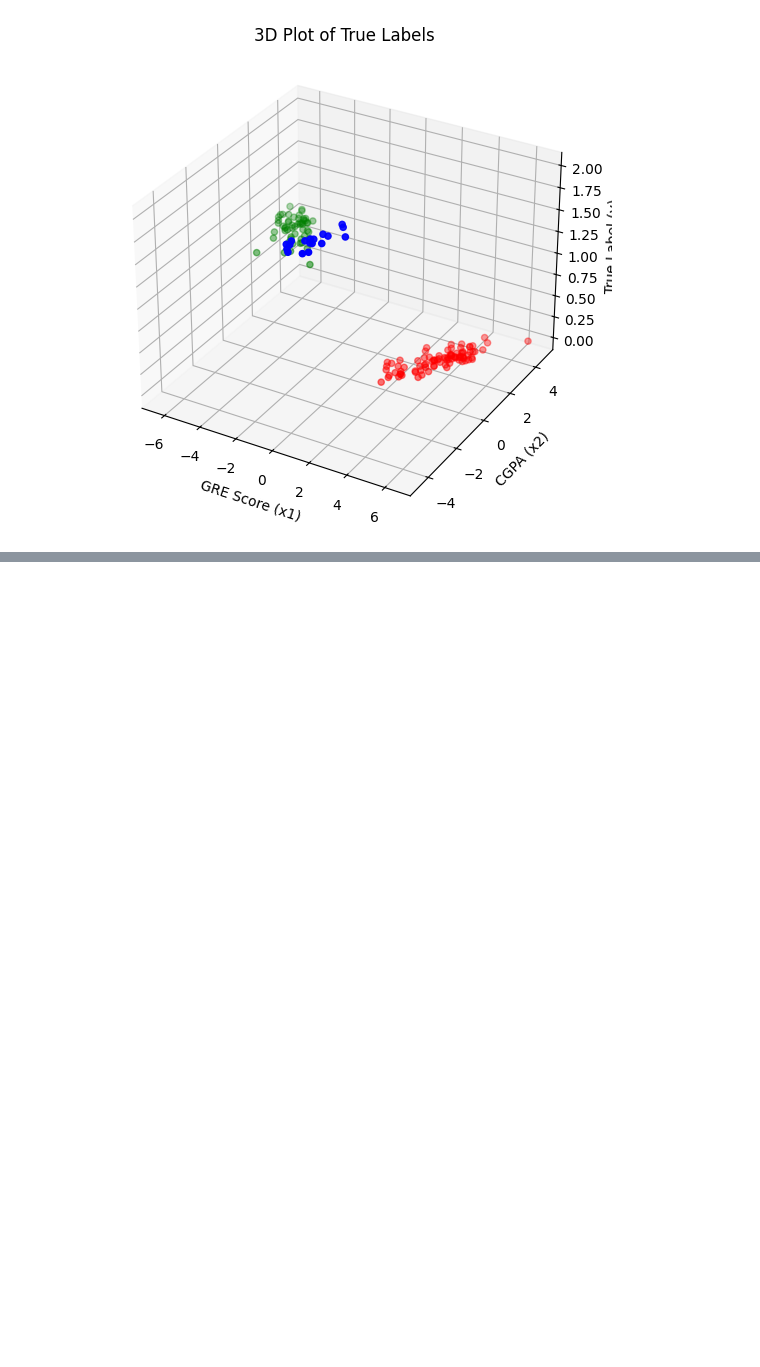
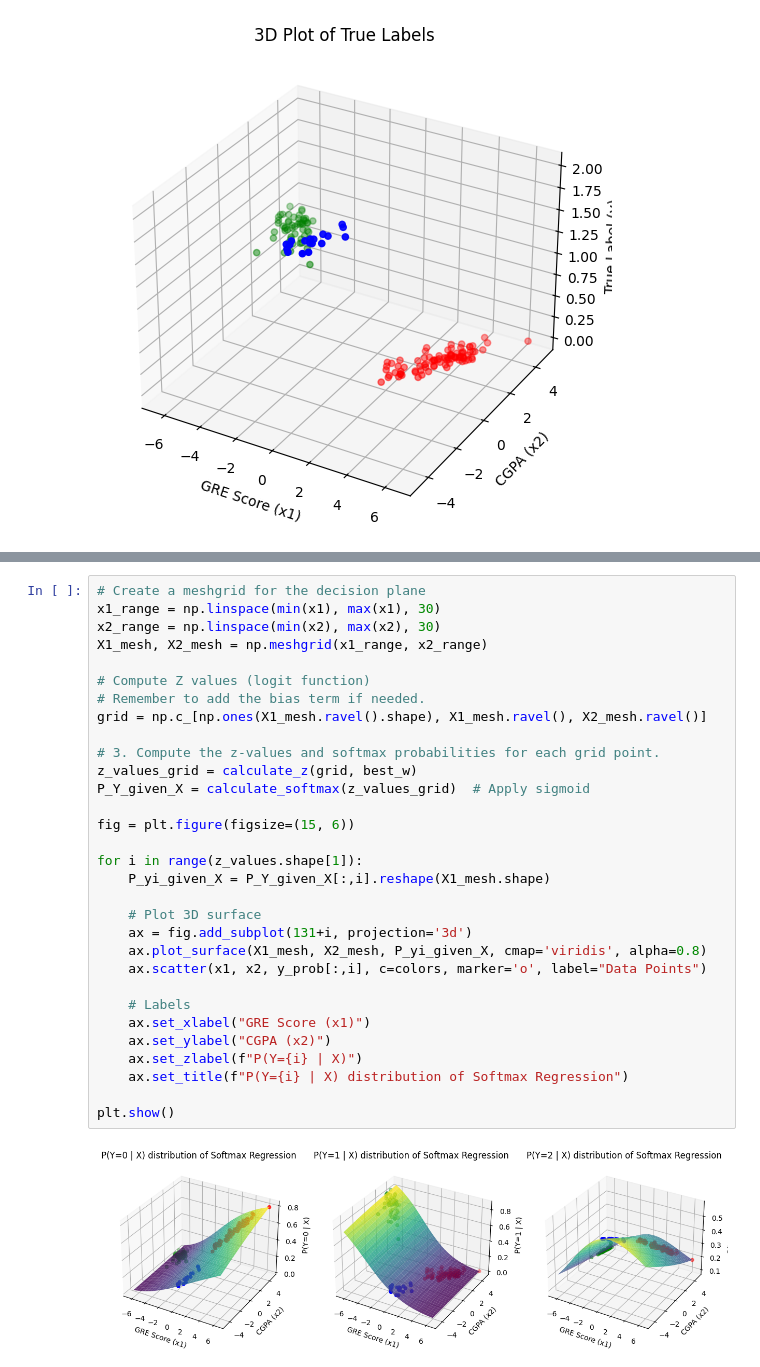
Before and after one commit to HongQuan1812/AIO2025, a Jupyter notebook: Module 5/softmax regression.ipynb, the cells around one changed output, grey strips where cells are left out. Saved outputs shown, nothing was run; the diff lists cells and outputs as text; blank space fills up the shorter version.

```diff
--- a/Module 5/softmax regression.ipynb
+++ b/Module 5/softmax regression.ipynb
@@ -354,0 +360,33 @@ plt.show()
+# %%
+# Create a meshgrid for the decision plane
+x1_range = np.linspace(min(x1), max(x1), 30)
+x2_range = np.linspace(min(x2), max(x2), 30)
+X1_mesh, X2_mesh = np.meshgrid(x1_range, x2_range)
+
+# Compute Z values (logit function)
+# Remember to add the bias term if needed.
+grid = np.c_[np.ones(X1_mesh.ravel().shape), X1_mesh.ravel(), X2_mesh.ravel()]
+
+# 3. Compute the z-values and softmax probabilities for each grid point.
+z_values_grid = calculate_z(grid, best_w)
+P_Y_given_X = calculate_softmax(z_values_grid)  # Apply sigmoid
+
+fig = plt.figure(figsize=(15, 6))
+
+for i in range(z_values.shape[1]):
+    P_yi_given_X = P_Y_given_X[:,i].reshape(X1_mesh.shape)
+
+    # Plot 3D surface
+    ax = fig.add_subplot(131+i, projection='3d')
+    ax.plot_surface(X1_mesh, X2_mesh, P_yi_given_X, cmap='viridis', alpha=0.8)
+    ax.scatter(x1, x2, y_prob[:,i], c=colors, marker='o', label="Data Points")
+
+    # Labels
+    ax.set_xlabel("GRE Score (x1)")
+    ax.set_ylabel("CGPA (x2)")
+    ax.set_zlabel(f"P(Y={i} | X)")
+    ax.set_title(f"P(Y={i} | X) distribution of Softmax Regression")
+
+plt.show()
+# %% [output]
+[figure, added]
```
Also changed, not shown: parts of 3 cells of this notebook, 1 other file.
